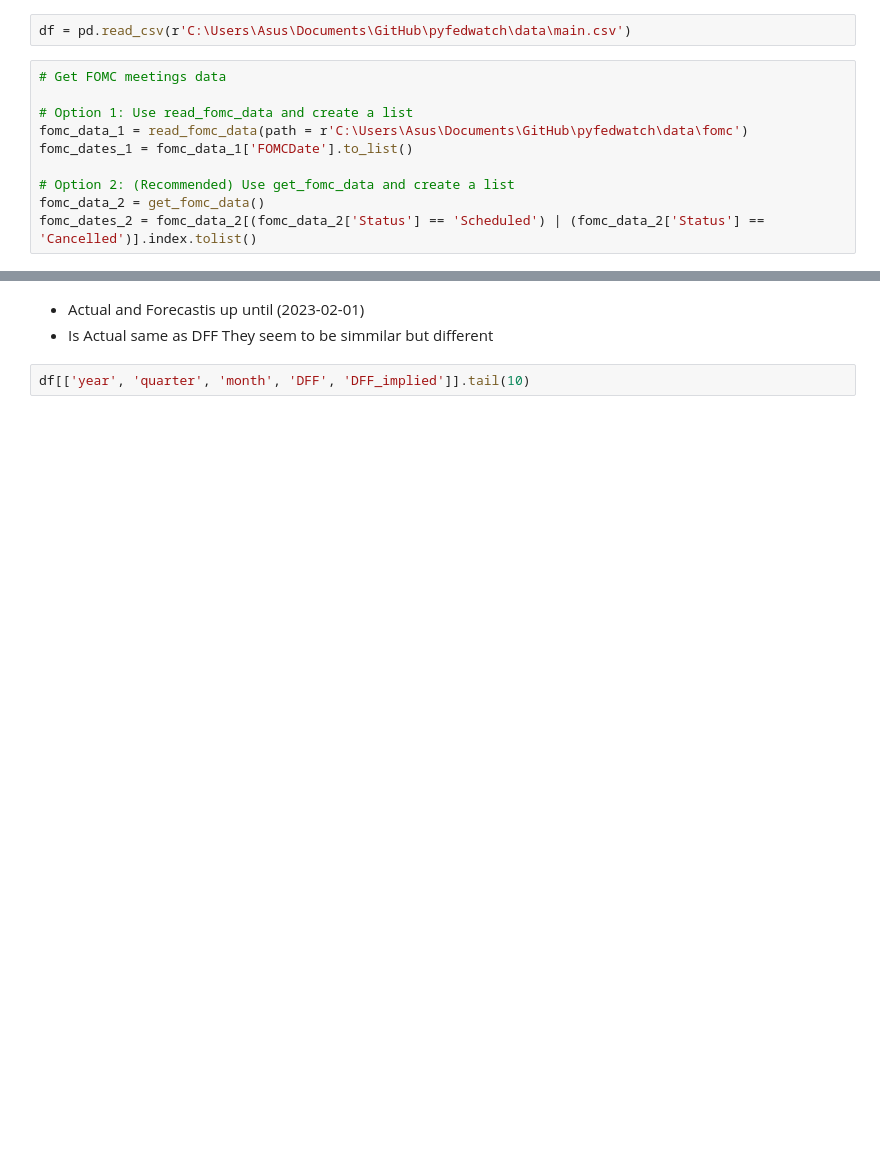
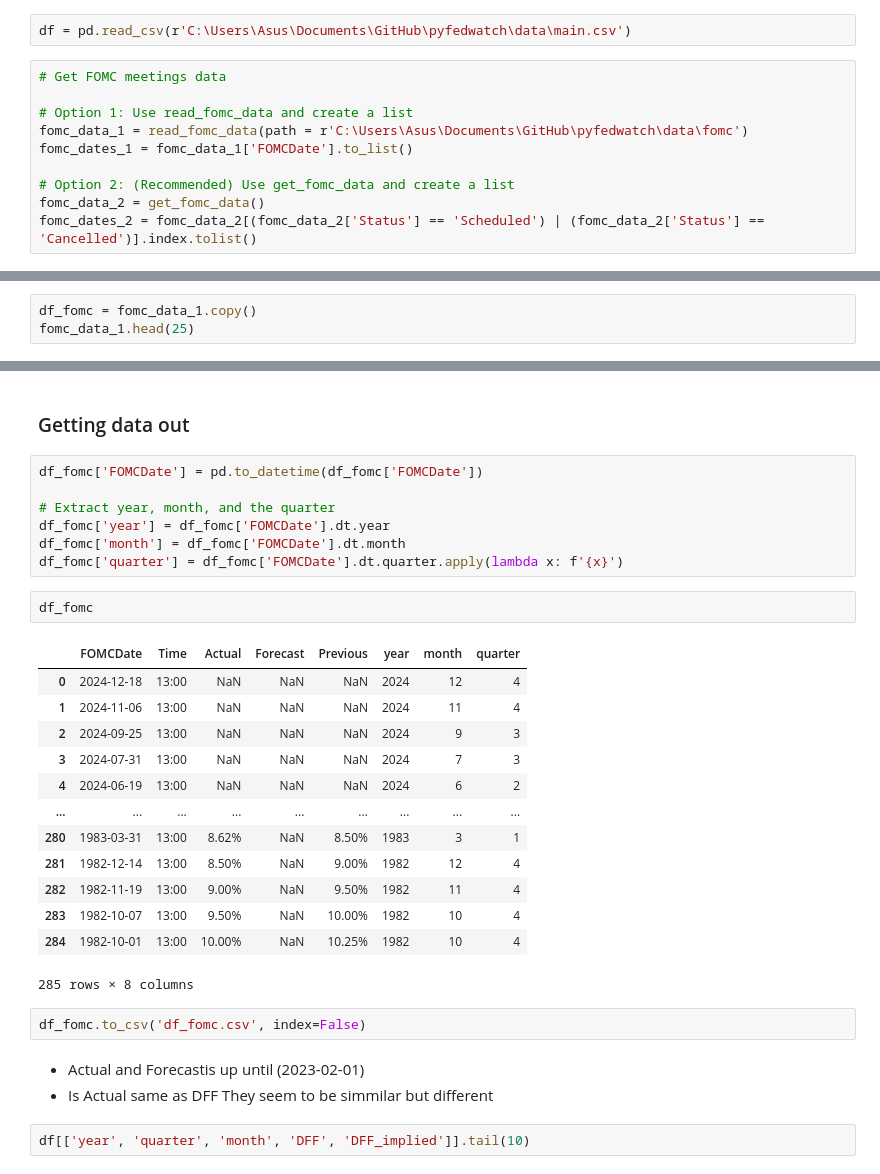
Before and after one commit to baksben/pyfedwatch, a Jupyter notebook: notebooks/Ben's_copy.ipynb, the cells around one changed output, grey strips where cells are left out. Saved outputs shown, nothing was run; the diff lists cells and outputs as text; blank space fills up the shorter version.

```diff
--- a/notebooks/Ben's_copy.ipynb
+++ b/notebooks/Ben's_copy.ipynb
@@ -38,0 +19,3 @@ fomc_data_1.head(25)
+# %%
+df_fomc = fomc_data_1.copy()
+fomc_data_1.head(25)
@@ -39,3 +40,30 @@ fomc_data_1.head(25)
+# %% [markdown]
+### Getting data out
+# %%
+df_fomc['FOMCDate'] = pd.to_datetime(df_fomc['FOMCDate'])
+
+# Extract year, month, and the quarter
+df_fomc['year'] = df_fomc['FOMCDate'].dt.year
+df_fomc['month'] = df_fomc['FOMCDate'].dt.month
+df_fomc['quarter'] = df_fomc['FOMCDate'].dt.quarter.apply(lambda x: f'{x}')
+# %%
+df_fomc
+# %% [output]
+|  | FOMCDate | Time | Actual | Forecast | Previous | year | month | quarter |
+| 0 | 2024-12-18 | 13:00 | NaN | NaN | NaN | 2024 | 12 | 4 |
+| 1 | 2024-11-06 | 13:00 | NaN | NaN | NaN | 2024 | 11 | 4 |
+| 2 | 2024-09-25 | 13:00 | NaN | NaN | NaN | 2024 | 9 | 3 |
+| 3 | 2024-07-31 | 13:00 | NaN | NaN | NaN | 2024 | 7 | 3 |
+| 4 | 2024-06-19 | 13:00 | NaN | NaN | NaN | 2024 | 6 | 2 |
+| ... | ... | ... | ... | ... | ... | ... | ... | ... |
+| 280 | 1983-03-31 | 13:00 | 8.62% | NaN | 8.50% | 1983 | 3 | 1 |
+| 281 | 1982-12-14 | 13:00 | 8.50% | NaN | 9.00% | 1982 | 12 | 4 |
+| 282 | 1982-11-19 | 13:00 | 9.00% | NaN | 9.50% | 1982 | 11 | 4 |
+| 283 | 1982-10-07 | 13:00 | 9.50% | NaN | 10.00% | 1982 | 10 | 4 |
+| 284 | 1982-10-01 | 13:00 | 10.00% | NaN | 10.25% | 1982 | 10 | 4 |
+285 rows × 8 columns
+# %%
+df_fomc.to_csv('df_fomc.csv', index=False)
 # %% [markdown]
 - Actual and Forecastis up until (2023-02-01)
 - Is Actual same as DFF They seem to be simmilar but different
```
Also changed, not shown: parts of 2 cells of this notebook, 1 other file.
